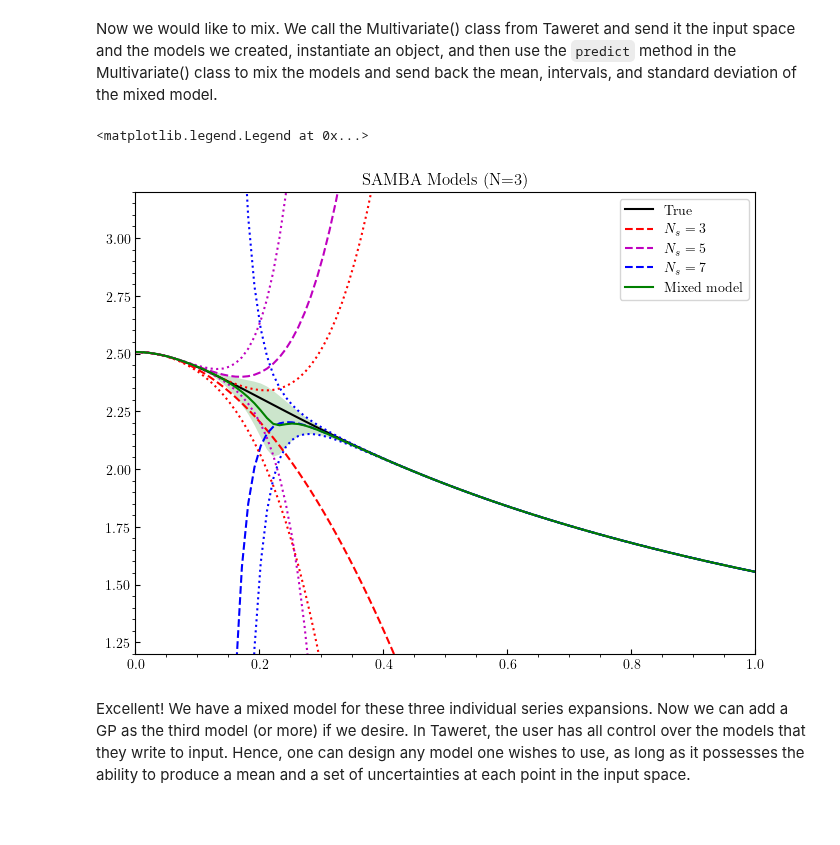
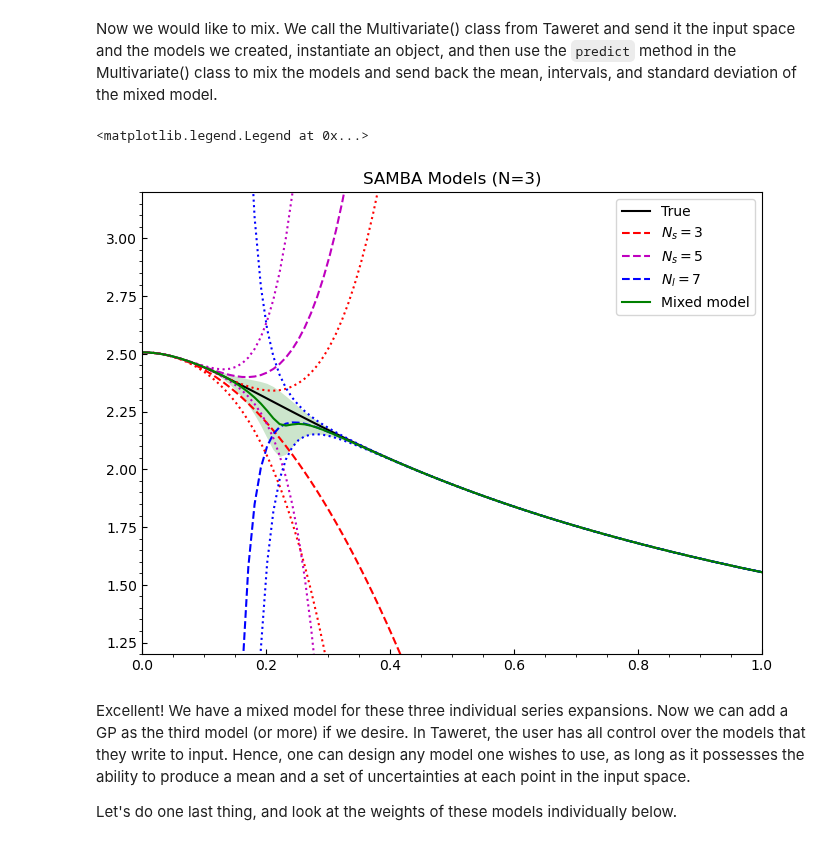
Before and after one commit to bandframework/Taweret, a Jupyter notebook: docs/source/notebooks/N_Model_BMM.ipynb, the cells around one changed output. Drawn from its saved outputs; the diff is of its cells as text; code cells hidden in the pictures; blank space fills up the shorter version.

Commit message:
fixed issues with matplotlib

```diff
--- a/docs/source/notebooks/N_Model_BMM.ipynb
+++ b/docs/source/notebooks/N_Model_BMM.ipynb
@@ -13,11 +13,6 @@ import matplotlib.pyplot as plt
 %matplotlib inline
 
 from matplotlib.ticker import AutoMinorLocator
-
-matplotlib.rcParams.update({
-    'font.family': 'serif',
-    'text.usetex': True,
-})
 # %% [markdown]
 We import the models we'll need from the package SAMBA (wrapped with Taweret) and import the Multivariate mixer from the `gaussian.py` file.
 # %%
@@ -76,10 +71,11 @@ ax.plot(g, TrueModel().evaluate(g)[0].flatten(), 'k', label='True')
 #colour wheel
 colors = ['r', 'm', 'b']
 lines = ['dashed', 'dotted']
+labels= [r'$N_s=3$', r'$N_s=5$', r'$N_l=7$']
 
 #models
 for i in range(len(predict)):
-    ax.plot(g, predict[i][0].flatten(), color=colors[i], linestyle=lines[0], label=r'$N_s={}$'.format(orders[i]))
+    ax.plot(g, predict[i][0].flatten(), color=colors[i], linestyle=lines[0], label=labels[i])
 
 #uncertainties
 for i in range(len(predict)):
@@ -105,34 +101,36 @@ ax.set_ylim(1.2,3.2)
 ax.tick_params(axis='x', direction='in')
 ax.tick_params(axis='y', direction='in')
 ax.locator_params(nbins=8)
 ax.xaxis.set_minor_locator(AutoMinorLocator())
 ax.yaxis.set_minor_locator(AutoMinorLocator())
 ax.set_title('SAMBA Models (N=3)')
 
 #truth
 ax.plot(g, TrueModel().evaluate(g)[0].flatten(), 'k', label='True')
 
 #colour wheel
 colors = ['r', 'm', 'b']
 lines = ['dashed', 'dotted']
 
 #models
 for i in range(len(predict)):
-    ax.plot(g, predict[i][0].flatten(), color=colors[i], linestyle=lines[0], label=r'$N_s={}$'.format(orders[i]))
+    ax.plot(g, predict[i][0].flatten(), color=colors[i], linestyle=lines[0], label=labels[i])
 
 #uncertainties
 for i in range(len(predict)):
     ax.plot(g, predict[i][0].flatten() - predict[i][1].flatten(), color=colors[i], linestyle=lines[1])
     ax.plot(g, predict[i][0].flatten() + predict[i][1].flatten(), color=colors[i], linestyle=lines[1])
 
 #mean and intervals
 ax.plot(g, mixed_mean, 'g', label='Mixed model')
 ax.fill_between(g, mixed_mean-std_dev, mixed_mean+std_dev,
                         zorder=i-5, facecolor='green', alpha=0.2, lw=0.6)
 
 ax.legend()
 # %% [output]
 <matplotlib.legend.Legend at 0x...>
-[figure, old version]
+[figure, new version]
 # %% [markdown]
 Excellent! We have a mixed model for these three individual series expansions. Now we can add a GP as the third model (or more) if we desire. In Taweret, the user has all control over the models that they write to input. Hence, one can design any model one wishes to use, as long as it possesses the ability to produce a mean and a set of uncertainties at each point in the input space.
+
+Let's do one last thing, and look at the weights of these models individually below.
```
Also changed, not shown: parts of 3 cells of this notebook, 1 other file.
